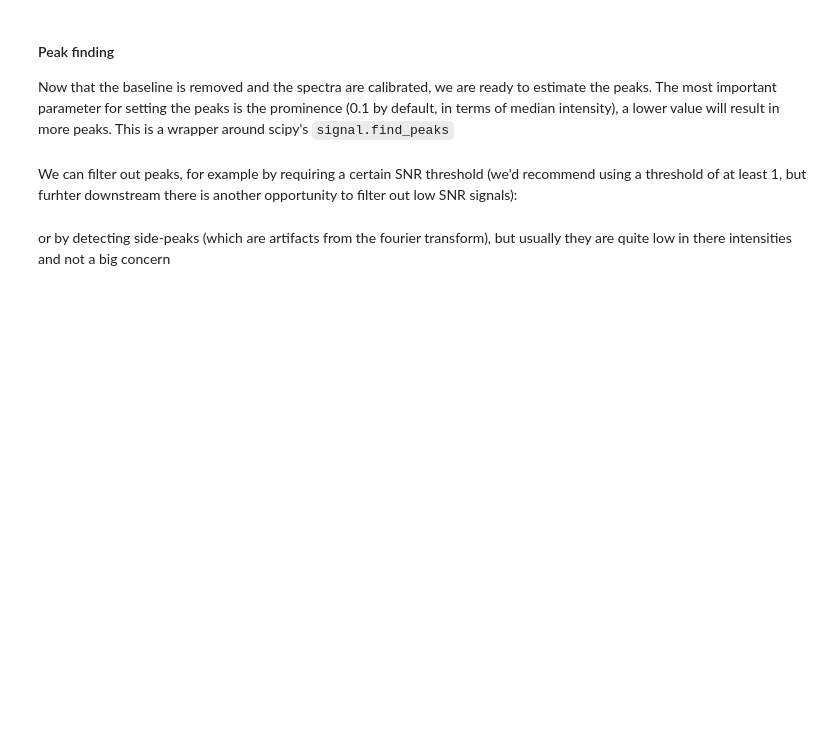
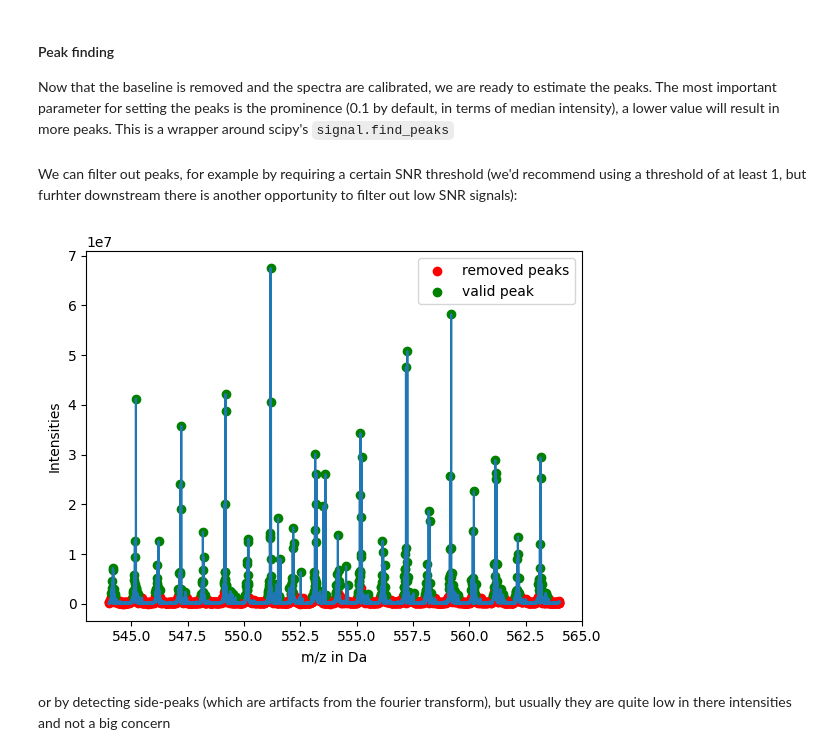
Before and after one commit to yaza11/maspim, a Jupyter notebook: Notebooks/02_Spectra.ipynb, the cells around one changed output. Drawn from its saved outputs; the diff is of its cells as text; code cells hidden in the pictures; blank space fills up the shorter version.

```diff
--- a/Notebooks/02_Spectra.ipynb
+++ b/Notebooks/02_Spectra.ipynb
@@ -219,7 +191,10 @@ spec.set_peaks()
 # %% [markdown]
 We can filter out peaks, for example by requiring a certain SNR threshold (we'd recommend using a threshold of at least 1, but furhter downstream there is another opportunity to filter out low SNR signals):
 # %%
-spec.filter_peaks(SNR_threshold=1, plts=True)
+SNR_threshold = 1
+spec.filter_peaks(SNR_threshold=SNR_threshold, plts=True)
+# %% [output]
+[figure, added]
 # %% [markdown]
 or by detecting side-peaks (which are artifacts from the fourier transform), but usually they are quite low in there intensities and not a big concern
 # %%
```
Also changed, not shown: parts of 39 cells of this notebook, 3 other files.
